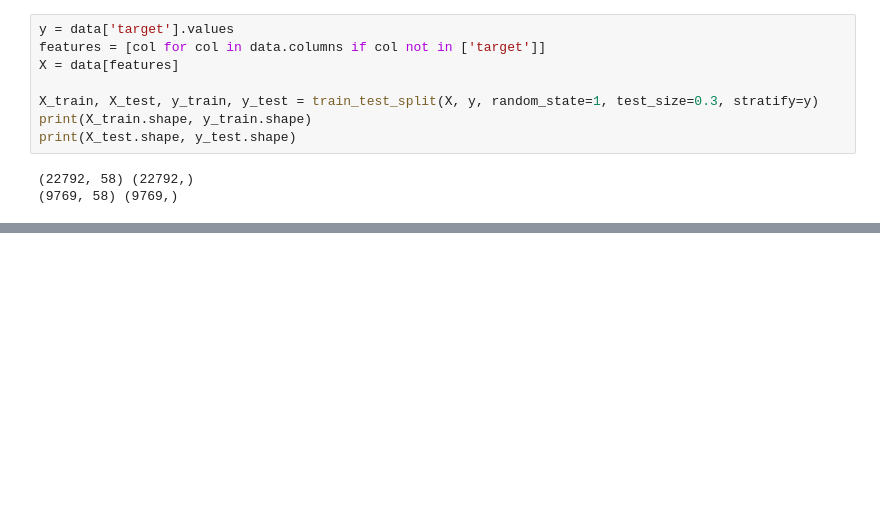
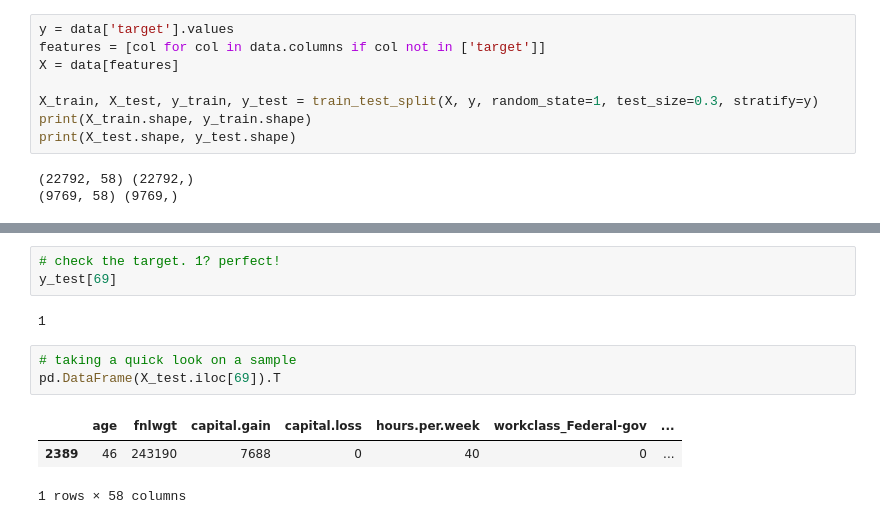
Before and after one commit to chibz3/finding_donors, a Jupyter notebook: workbook 4.ipynb, the cells around one changed output, grey strips where cells are left out. Cells and saved outputs as stored; diff of their text form; blank space fills up the shorter version.

```diff
--- a/workbook 4.ipynb
+++ b/workbook 4.ipynb
@@ -88,0 +100,12 @@ print("Recall: %.2f" %recall_score(y_test, y_pred))
+# %%
+# check the target. 1? perfect!
+y_test[69]
+# %% [output]
+1
+# %%
+# taking a quick look on a sample
+pd.DataFrame(X_test.iloc[69]).T
+# %% [output]
+|  | age | fnlwgt | capital.gain | capital.loss | hours.per.week | workclass_Federal-gov | ... |
+| 2389 | 46 | 243190 | 7688 | 0 | 40 | 0 | ... |
+1 rows × 58 columns
```
Also changed, not shown: parts of 8 cells of this notebook.
